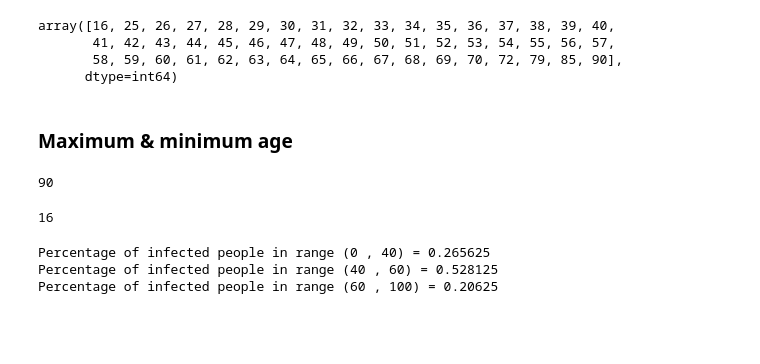
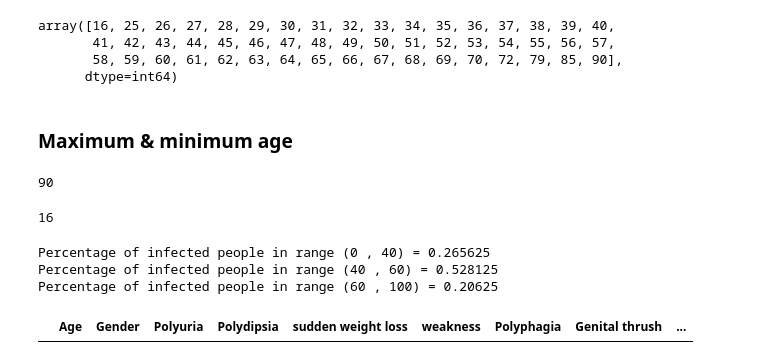
Before and after one commit to Yousef-Salah/Statistical-Analysis, a Jupyter notebook: final_code.ipynb, the cells around one changed output. Saved outputs shown, nothing was run; the diff lists cells and outputs as text; code cells hidden in the pictures; blank space fills up the shorter version.

```diff
--- a/final_code.ipynb
+++ b/final_code.ipynb
@@ -130,3 +133,7 @@ for age in range(0, len(age_ranges) -1 ):
 Percentage of infected people in range (0 , 40) = 0.265625
 Percentage of infected people in range (40 , 60) = 0.528125
 Percentage of infected people in range (60 , 100) = 0.20625
+# %%
+df[df['Age'] == '']
+# %% [output]
+|  | Age | Gender | Polyuria | Polydipsia | sudden weight loss | weakness | Polyphagia | Genital thrush | ... |
```
Also changed, not shown: parts of 3 cells of this notebook, 2 other files.
